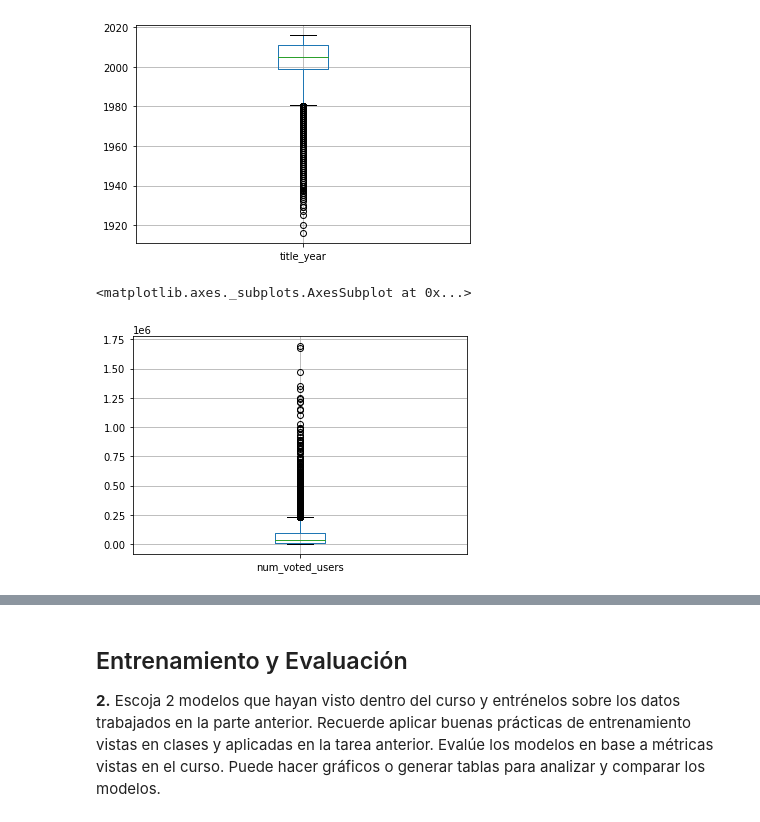
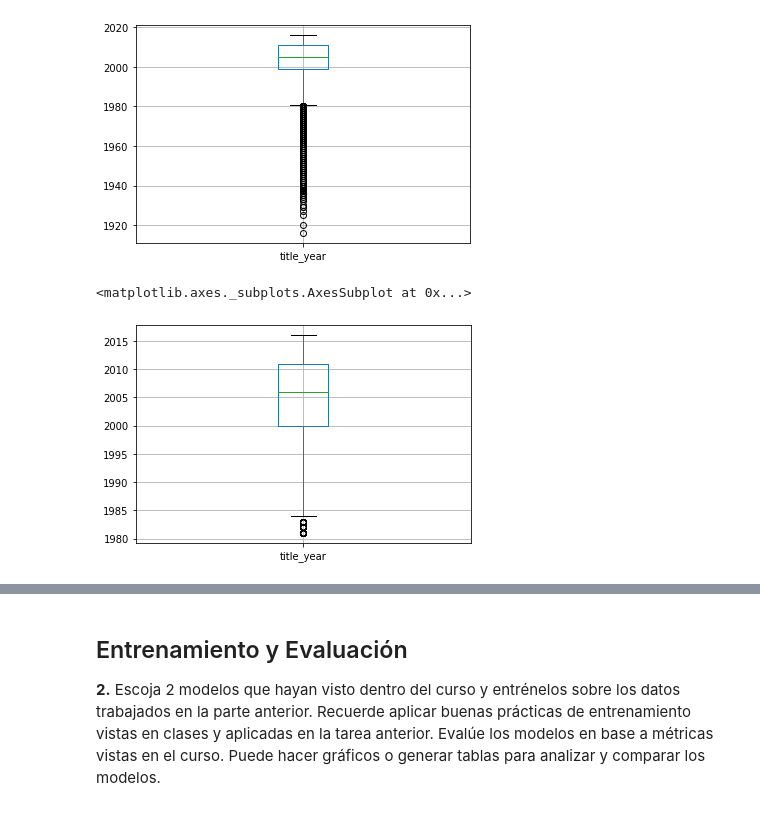
Before and after one commit to Nicolas-Francisco/Sarcastic-messages-analysis, a Jupyter notebook: -- Javo and Nico only --/T3/Tarea_3.ipynb, the cells around one changed output, grey strips where cells are left out. Saved outputs shown, nothing was run; the diff lists cells and outputs as text; code cells hidden in the pictures.

```diff
--- a/-- Javo and Nico only --/T3/Tarea_3.ipynb
+++ b/-- Javo and Nico only --/T3/Tarea_3.ipynb
@@ -682,0 +610,7 @@ data.boxplot(column='imdb_score')
+# %%
+data=data.drop_duplicates(subset=None,
+                          keep='first',
+                          inplace=False,
+                          ignore_index=False)
+
+print(data.duplicated().sum())
@@ -682,0 +645,6 @@ data.boxplot(column='imdb_score')
+# %%
+data = data.drop(['director_facebook_likes', 'actor_1_facebook_likes',
+                  'actor_2_facebook_likes', 'actor_3_facebook_likes',
+                  'cast_total_facebook_likes', 'budget', 'aspect_ratio',
+                  'movie_title','num_user_for_reviews'], axis=1)
+data.head()
@@ -686,8 +661,9 @@ data.boxplot(column='title_year')
 <matplotlib.axes._subplots.AxesSubplot at 0x...>
 [figure]
 # %%
-data.boxplot(column='num_voted_users')
+data = data[data.title_year>1980]
+data.boxplot(column='title_year')
 # %% [output]
 <matplotlib.axes._subplots.AxesSubplot at 0x...>
-[figure, old version]
+[figure, new version]
 # %%
```
Also changed, not shown: parts of 109 cells of this notebook, 2 other files.
